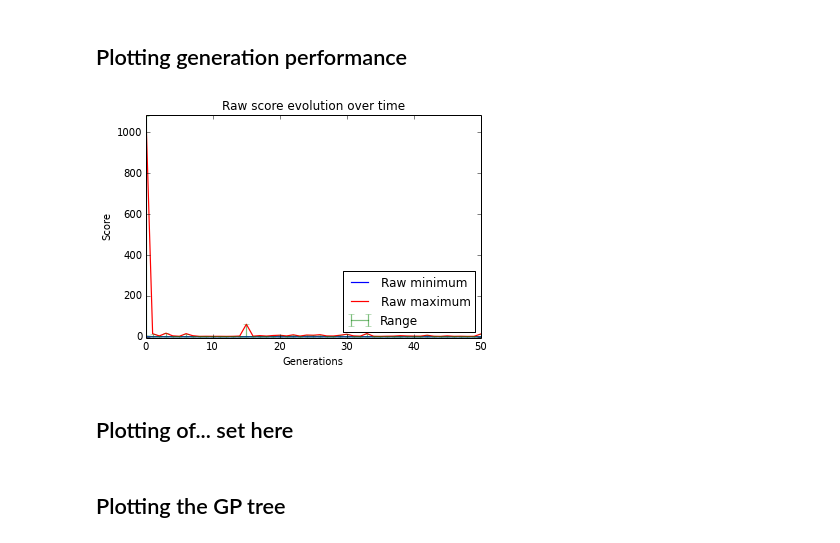
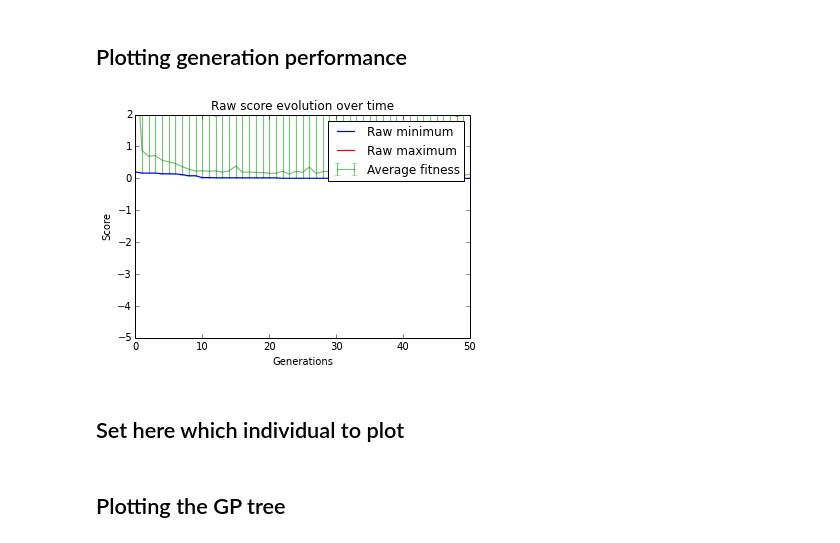
Before and after one commit to szebenyib/thesis, a Jupyter notebook: DEAP GP Tutorial.ipynb, the cells around one changed output. Cells and saved outputs as stored; diff of their text form; code cells hidden in the pictures.

```diff
--- a/DEAP GP Tutorial.ipynb
+++ b/DEAP GP Tutorial.ipynb
@@ -155,6 +204,8 @@ def main():
 # %%
 if __name__ == "__main__":
-    population, logbook, hof, best_ind = main()
+    population, logbook, hall_of_fame, best_ind = main(verbose=True,
+                                                       checkpoint=None,
+                                                       freq_of_checkpoint=10)
 # %% [output]
                                 fitness                               size
                 --------------------------------------- -------------------------------
@@ -180,31 +231,32 @@ Best individual is add(x, mul(add(mul(x, x), add(add(add(sin(x), x), neg(sin(add
 # %%
 generations = np.array(logbook.select("gen"))
 fitness_minimums = np.array(logbook.chapters['fitness'].select("min"))
 fitness_maximums = np.array(logbook.chapters['fitness'].select("max"))
 fitness_averages = np.array(logbook.chapters['fitness'].select("avg"))
 fitness_yerr_min = fitness_averages-fitness_minimums
 fitness_yerr_max = fitness_maximums-fitness_averages
 
 plt.plot(generations, fitness_minimums, color="blue", linewidth=1.2,
      label="Raw minimum")
-plt.plot(generations, fitness_maximums, color="red", linewidth=1.2,
+plt.plot(generations, fitness_maximums, color = "red", linewidth=1.2,
      label="Raw maximum")
 #plt.fill_between(generations, minimums, maximums, color="green",
 #             alpha=0.1)
-plt.errorbar(generations, fitness_averages, [fitness_yerr_min, fitness_yerr_max],
+plt.errorbar(generations, fitness_averages,
+             [fitness_yerr_min, fitness_yerr_max],
          color="green", alpha=0.5, linewidth=1.2,
-         label="Range")
+         label="Average fitness")
 
-plt.xlim(0, len(generations) - 1)
-plt.ylim(min(fitness_minimums)-5, max(fitness_maximums)+5)
-plt.legend(loc='lower right')
+plt.xlim(0, len(generations)-1)
+plt.ylim(min(fitness_minimums)-5, 2)
+plt.legend(loc='upper right')
 plt.xlabel('Generations')
 plt.ylabel('Score')
 plt.title('Raw score evolution over time');
 # %% [output]
-[figure, old version]
+[figure, new version]
-# %% [markdown]
-## Plotting of... set here
+# %% [markdown]
+## Set here which individual to plot
 # %%
 individual = best_ind
 # %% [markdown]
```
Also changed, not shown: parts of 9 cells of this notebook.
